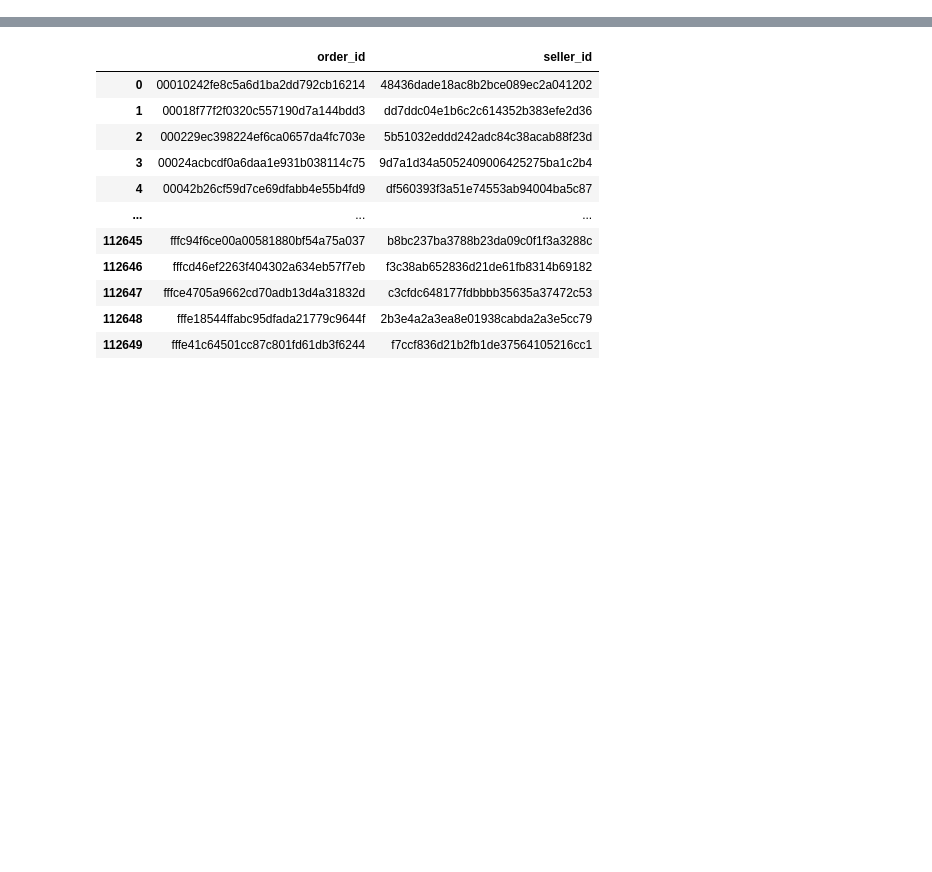
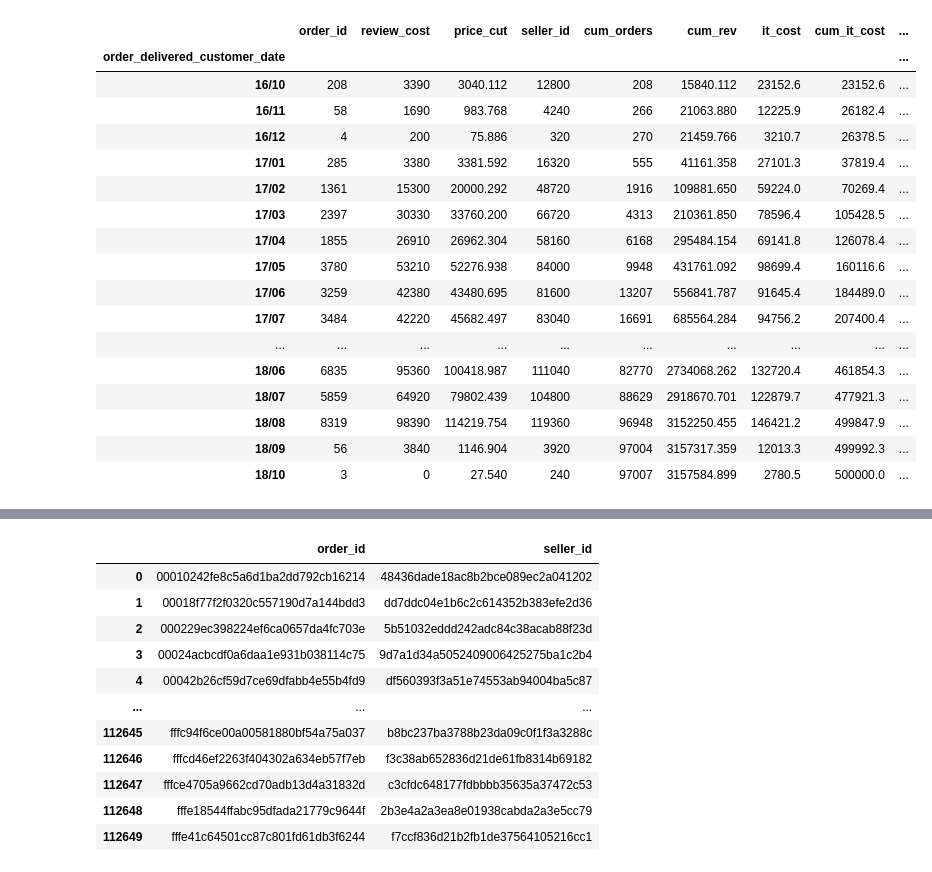
Before and after one commit to Michiel-DK/olist, a Jupyter notebook: Notebook.ipynb, the cells around one changed output, grey strips where cells are left out. Drawn from its saved outputs; the diff is of its cells as text; code cells hidden in the pictures; blank space fills up the shorter version.

```diff
--- a/Notebook.ipynb
+++ b/Notebook.ipynb
@@ -12,0 +110,35 @@ order = Order().get_training_data()
+# %%
+monthly2 = monthly.copy()
+monthly2 = monthly2.sort_values('order_delivered_customer_date')
+monthly2['cum_orders'] = monthly2['order_id'].cumsum()
+monthly2['cum_rev'] = (monthly2['seller_id'] + monthly2['price_cut']).cumsum()
+c = 500000/np.sqrt(monthly2['order_id'].sum())
+monthly2['it_cost'] = round(c * np.sqrt(monthly2['order_id']),1)
+monthly2['cum_it_cost'] = round(c * np.sqrt(monthly2["cum_orders"]),1)
+monthly2['cum_review_cost'] = monthly2['review_cost'].cumsum()
+monthly2['total_cost'] = monthly2['cum_review_cost'] + monthly2['cum_it_cost']
+monthly2['profit'] = monthly2['cum_rev'] - monthly2['total_cost']
+monthly2['month'] = monthly2['price_cut'] + monthly2['seller_id'] - monthly2['it_cost'] - monthly2['review_cost']
+monthly2
+
+
+#sorted_profit['cum_profit'] = round(sorted_profit['cum_rev'] - sorted_profit['cum_it_cost'],1)
+# %% [output]
+|  | order_id | review_cost | price_cut | seller_id | cum_orders | cum_rev | it_cost | cum_it_cost | ... |
+| order_delivered_customer_date |  |  |  |  |  |  |  |  | ... |
+| 16/10 | 208 | 3390 | 3040.112 | 12800 | 208 | 15840.112 | 23152.6 | 23152.6 | ... |
+| 16/11 | 58 | 1690 | 983.768 | 4240 | 266 | 21063.880 | 12225.9 | 26182.4 | ... |
+| 16/12 | 4 | 200 | 75.886 | 320 | 270 | 21459.766 | 3210.7 | 26378.5 | ... |
+| 17/01 | 285 | 3380 | 3381.592 | 16320 | 555 | 41161.358 | 27101.3 | 37819.4 | ... |
+| 17/02 | 1361 | 15300 | 20000.292 | 48720 | 1916 | 109881.650 | 59224.0 | 70269.4 | ... |
+| 17/03 | 2397 | 30330 | 33760.200 | 66720 | 4313 | 210361.850 | 78596.4 | 105428.5 | ... |
+| 17/04 | 1855 | 26910 | 26962.304 | 58160 | 6168 | 295484.154 | 69141.8 | 126078.4 | ... |
+| 17/05 | 3780 | 53210 | 52276.938 | 84000 | 9948 | 431761.092 | 98699.4 | 160116.6 | ... |
+| 17/06 | 3259 | 42380 | 43480.695 | 81600 | 13207 | 556841.787 | 91645.4 | 184489.0 | ... |
+| 17/07 | 3484 | 42220 | 45682.497 | 83040 | 16691 | 685564.284 | 94756.2 | 207400.4 | ... |
+| ... | ... | ... | ... | ... | ... | ... | ... | ... | ... |
+| 18/06 | 6835 | 95360 | 100418.987 | 111040 | 82770 | 2734068.262 | 132720.4 | 461854.3 | ... |
+| 18/07 | 5859 | 64920 | 79802.439 | 104800 | 88629 | 2918670.701 | 122879.7 | 477921.3 | ... |
+| 18/08 | 8319 | 98390 | 114219.754 | 119360 | 96948 | 3152250.455 | 146421.2 | 499847.9 | ... |
+| 18/09 | 56 | 3840 | 1146.904 | 3920 | 97004 | 3157317.359 | 12013.3 | 499992.3 | ... |
+| 18/10 | 3 | 0 | 27.540 | 240 | 97007 | 3157584.899 | 2780.5 | 500000.0 | ... |
```
Also changed, not shown: parts of 21 cells of this notebook.
